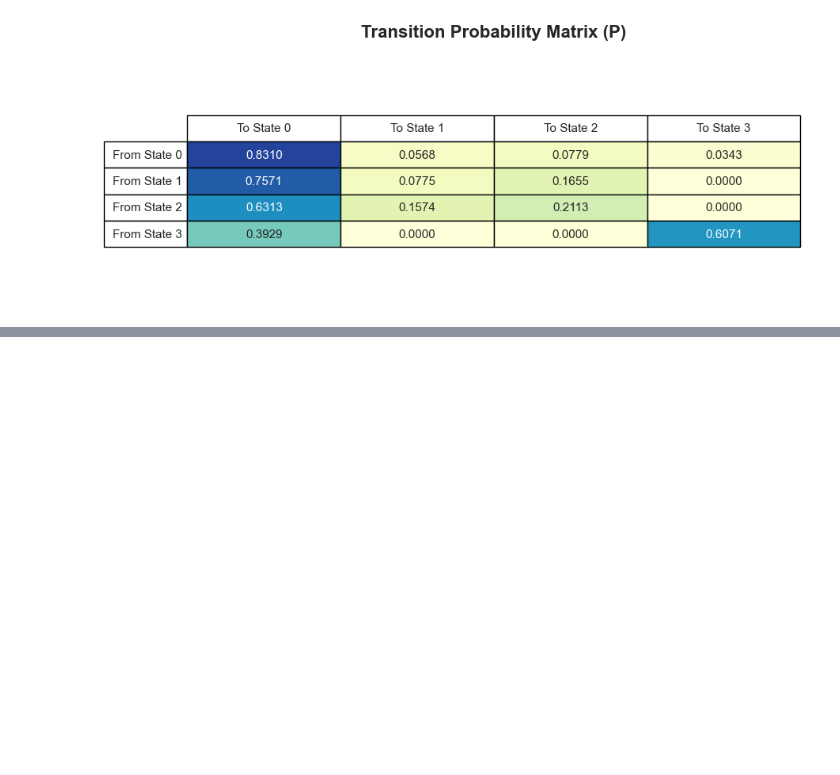
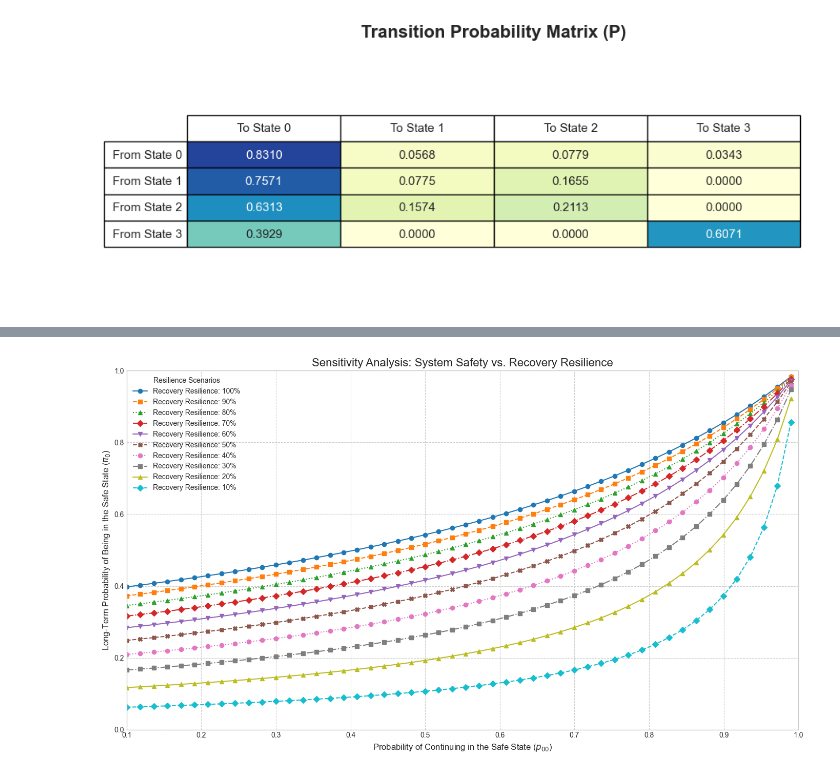
Before and after one commit to laiszig/uav-gps-spoofing-markov, a Jupyter notebook: gps-spoofing-analysis.ipynb, the cells around one changed output, grey strips where cells are left out. Saved outputs shown, nothing was run; the diff lists cells and outputs as text; code cells hidden in the pictures; blank space fills up the shorter version.

Commit message:
last adjustments, include paper and images'

```diff
--- a/gps-spoofing-analysis.ipynb
+++ b/gps-spoofing-analysis.ipynb
@@ -443,0 +345,53 @@ plt.show()
+# %%
+# Calculate original attack transition proportions from state 0
+original_attack_probability = 1 - p_matrix.loc[0, 0]
+attack_proportions = p_matrix.loc[0, 1:] / original_attack_probability
+resilience_scenarios = [1.0, 0.9, 0.8, 0.7, 0.6, 0.5, 0.4, 0.3, 0.2, 0.1]
+
+markers = ['o', 's', '^', 'D', 'v', 'X']
+lines_style = ['-', '--', ':', '-.']
+fig, ax = plt.subplots(figsize=(14, 8))
+plt.style.use('seaborn-v0_8-whitegrid')
+
+for i, resilience in enumerate(resilience_scenarios):
+    pi_0_results = []
+    p00_values_x = np.linspace(0.1, 0.99, 50)
+
+    for p00 in p00_values_x:
+        p_matrix_scenario = p_matrix.copy()
+        p_matrix_scenario.loc[0, 0] = p00
+        prob_restante = 1 - p00
+        p_matrix_scenario.loc[0, 1:] = attack_proportions * prob_restante
+
+        for state in [1, 2, 3]:
+            recuperacao_original = p_matrix.loc[state, 0]
+            recuperacao_nova = recuperacao_original * resilience
+            diferenca = recuperacao_original - recuperacao_nova
+            p_matrix_scenario.loc[state, 0] = recuperacao_nova
+            p_matrix_scenario.loc[state, state] = p_matrix.loc[state, state] + diferenca
+
+        eigen_matrix = p_matrix_scenario.transpose() - np.identity(len(possible_states))
+        A = np.vstack((eigen_matrix[:-1], np.ones(len(possible_states))))
+        b = np.zeros(len(possible_states))
+        b[-1] = 1
+        pi = np.linalg.solve(A, b)
+        pi_0_results.append(pi[0])
+
+    ax.plot(p00_values_x, pi_0_results,
+            marker=markers[i % len(markers)],
+            linestyle=lines_style[i % len(lines_style)],
+            label=f'Recovery Resilience: {resilience * 100:.0f}%')
+
+ax.set_title('Sensitivity Analysis: System Safety vs. Recovery Resilience', fontsize=16)
+ax.set_xlabel(r'Probability of Continuing in the Safe State ($p_{00}$)', fontsize=12)
+ax.set_ylabel(r'Long-Term Probability of Being in the Safe State ($\pi_0$)', fontsize=12)
+ax.legend(title='Resilience Scenarios', fontsize=10)
+ax.grid(True, which='both', linestyle='--')
+ax.set_xlim(0.1, 1.0)
+ax.set_ylim(0, 1.0)
+
+plt.tight_layout()
+# plt.savefig('resilience_graph.png', dpi=300, bbox_inches='tight')
+plt.show()
+# %% [output]
+[figure, added]
```
Also changed, not shown: parts of 6 cells of this notebook, 3 other files.
